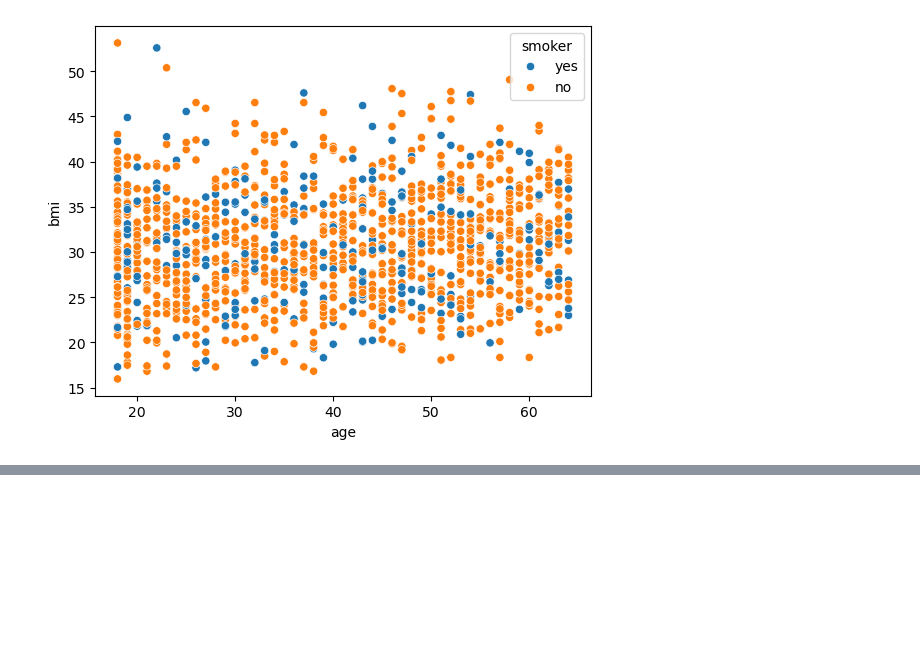
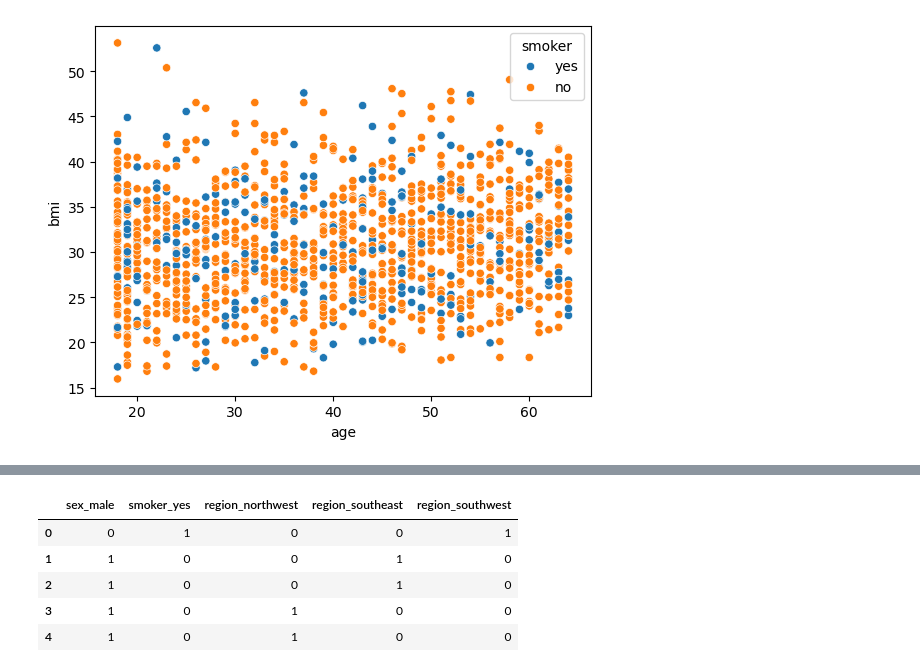
Before and after one commit to adamxszczepanski/SQL-and-ML-Projects, a Jupyter notebook: InsurancePrediction -1 ML model/Insurance prediction project ML.ipynb, the cells around one changed output, grey strips where cells are left out. Cells and saved outputs as stored; diff of their text form; code cells hidden in the pictures; blank space fills up the shorter version.

```diff
--- a/InsurancePrediction -1 ML model/Insurance prediction project ML.ipynb
+++ b/InsurancePrediction -1 ML model/Insurance prediction project ML.ipynb
@@ -242,0 +287,9 @@ sns.scatterplot(data=df, x="age" , y="bmi", hue="smoker")
+# %%
+df_obj.head()
+# %% [output]
+|  | sex_male | smoker_yes | region_northwest | region_southeast | region_southwest |
+| 0 | 0 | 1 | 0 | 0 | 1 |
+| 1 | 1 | 0 | 0 | 1 | 0 |
+| 2 | 1 | 0 | 0 | 1 | 0 |
+| 3 | 1 | 0 | 1 | 0 | 0 |
+| 4 | 1 | 0 | 1 | 0 | 0 |
```
Also changed, not shown: parts of 10 cells of this notebook.
